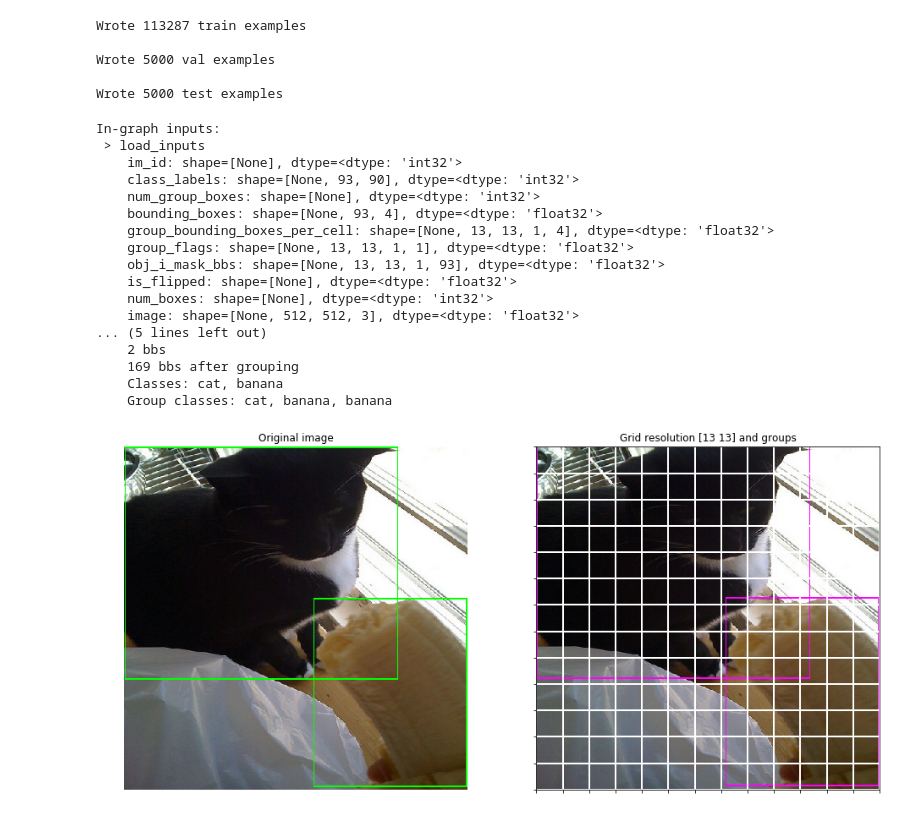
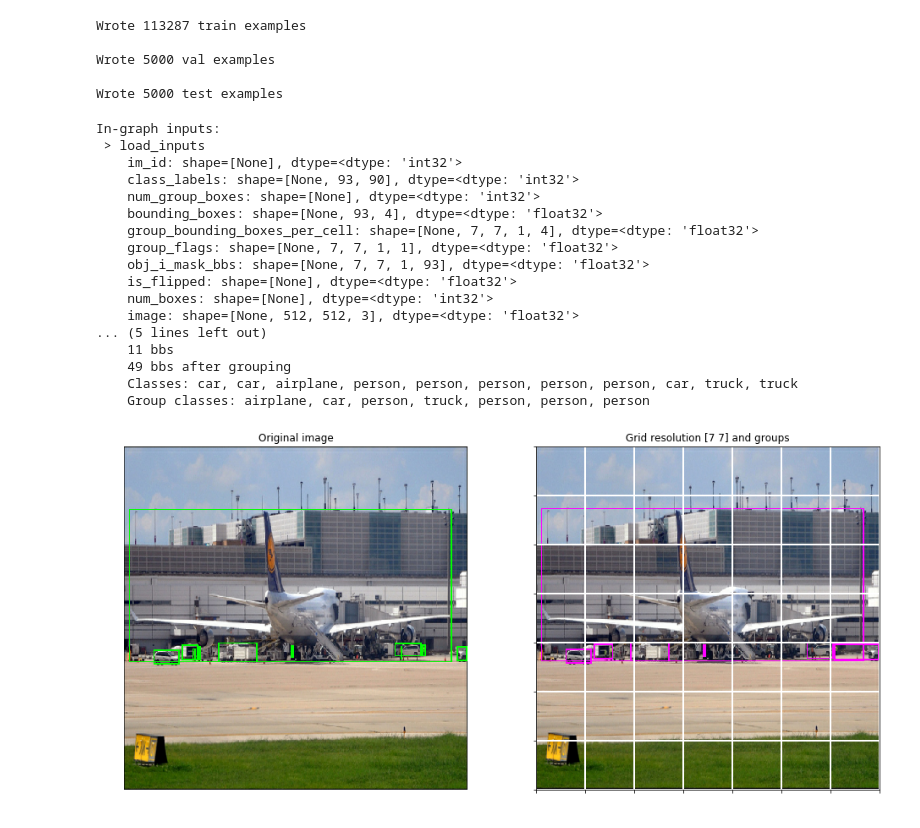
Before and after one commit to ameroyer/ODGI, a Jupyter notebook: create_dataset.ipynb, the cells around one changed output. Cells and saved outputs as stored; diff of their text form; code cells hidden in the pictures.

```diff
--- a/create_dataset.ipynb
+++ b/create_dataset.ipynb
@@ -854,8 +854,6 @@ Wrote 5000 val examples
 
 Wrote 5000 test examples
 # %%
-from importlib import reload
-reload(tf_inputs)
 with tf.Graph().as_default():
     mode = 'val'
     metadata = configuration.load_metadata('Data/metadata_mscoco.txt')
@@ -865,7 +863,7 @@ with tf.Graph().as_default():
     else:
         image_folder = os.path.join(metadata['image_folder'], 'val2017')
 
-    num_cells = np.array([13, 13])
+    num_cells = np.array([7, 7])
     grid_offsets = configuration.precompute_grid_offsets(num_cells)
 
     print('\n\033[44mIn-graph inputs:\033[0m')
@@ -905,38 +903,38 @@ with tf.Graph().as_default():
         print('   ', inputs_['num_boxes'][0], 'bbs')
         print('   ', inputs_['num_group_boxes'][0], 'bbs after grouping')
         classes = np.where(inputs_['class_labels'][0] > 0)[-1]
         print('    Classes:', ', '.join(metadata['data_classes'][index] for index in classes))
         group_classes = np.where(inputs_['group_class_labels'][0] > 0)[-1]
         print('    Group classes:', ', '.join(metadata['data_classes'][index]
                                               for index in group_classes[:inputs_['num_group_boxes'][0]]))
         # Plot
         _, (ax1, ax2) = plt.subplots(1, 2, figsize=(16, 8))
         ax1.set_title('Original image')
         ax1.imshow(img)
         ax1.set_axis_off()
         ax2.set_title('Grid resolution %s and groups' % num_cells)
         ax2.imshow(group_img)
         ax2.set_xticks(np.linspace(0, image_size, num_cells[0] + 1))
         ax2.set_yticks(np.linspace(0, image_size, num_cells[1] + 1))
         ax2.tick_params(labelbottom=False, labelleft=False)
         ax2.grid(color='white', linewidth=2)
         plt.show()
 # %% [output]
 In-graph inputs:
  > load_inputs
     im_id: shape=[None], dtype=<dtype: 'int32'>
     class_labels: shape=[None, 93, 90], dtype=<dtype: 'int32'>
     num_group_boxes: shape=[None], dtype=<dtype: 'int32'>
     bounding_boxes: shape=[None, 93, 4], dtype=<dtype: 'float32'>
-    group_bounding_boxes_per_cell: shape=[None, 13, 13, 1, 4], dtype=<dtype: 'float32'>
-    group_flags: shape=[None, 13, 13, 1, 1], dtype=<dtype: 'float32'>
-    obj_i_mask_bbs: shape=[None, 13, 13, 1, 93], dtype=<dtype: 'float32'>
+    group_bounding_boxes_per_cell: shape=[None, 7, 7, 1, 4], dtype=<dtype: 'float32'>
+    group_flags: shape=[None, 7, 7, 1, 1], dtype=<dtype: 'float32'>
+    obj_i_mask_bbs: shape=[None, 7, 7, 1, 93], dtype=<dtype: 'float32'>
     is_flipped: shape=[None], dtype=<dtype: 'float32'>
     num_boxes: shape=[None], dtype=<dtype: 'int32'>
     image: shape=[None, 512, 512, 3], dtype=<dtype: 'float32'>
 ... (5 lines left out)
-    2 bbs
-    169 bbs after grouping
-    Classes: cat, banana
-    Group classes: cat, banana, banana
+    11 bbs
+    49 bbs after grouping
+    Classes: car, car, airplane, person, person, person, person, person, car, truck, truck
+    Group classes: airplane, car, person, truck, person, person, person
-[figure, old version]
+[figure, new version]
```
Also changed, not shown: 2 other files.
